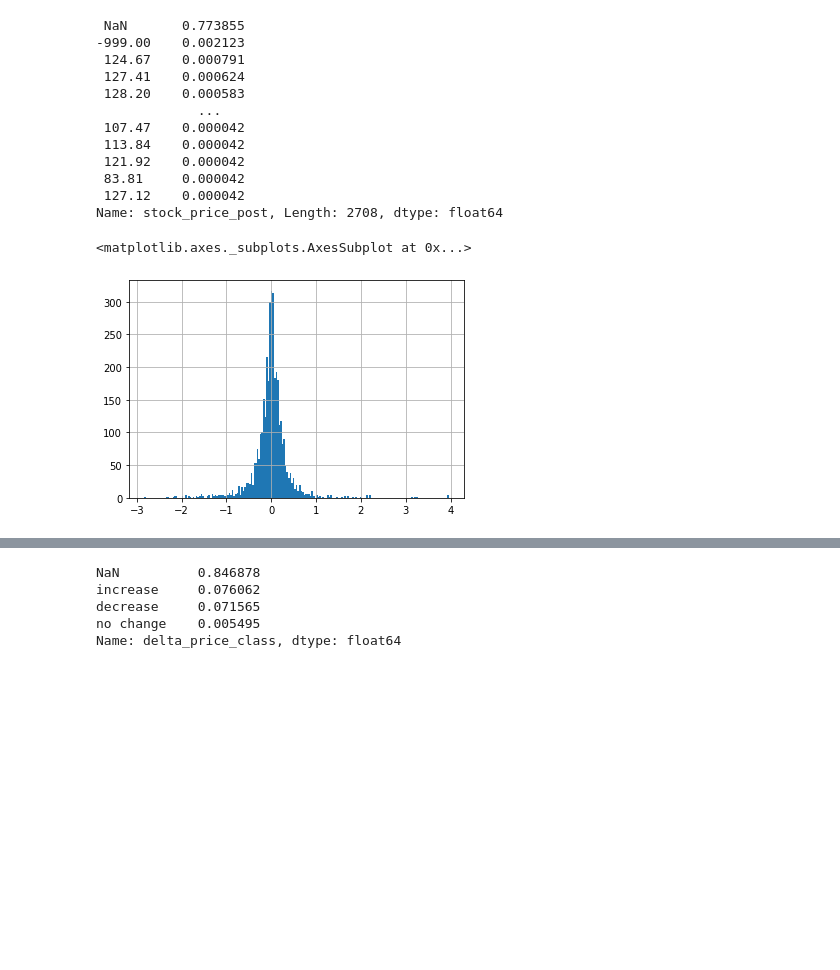
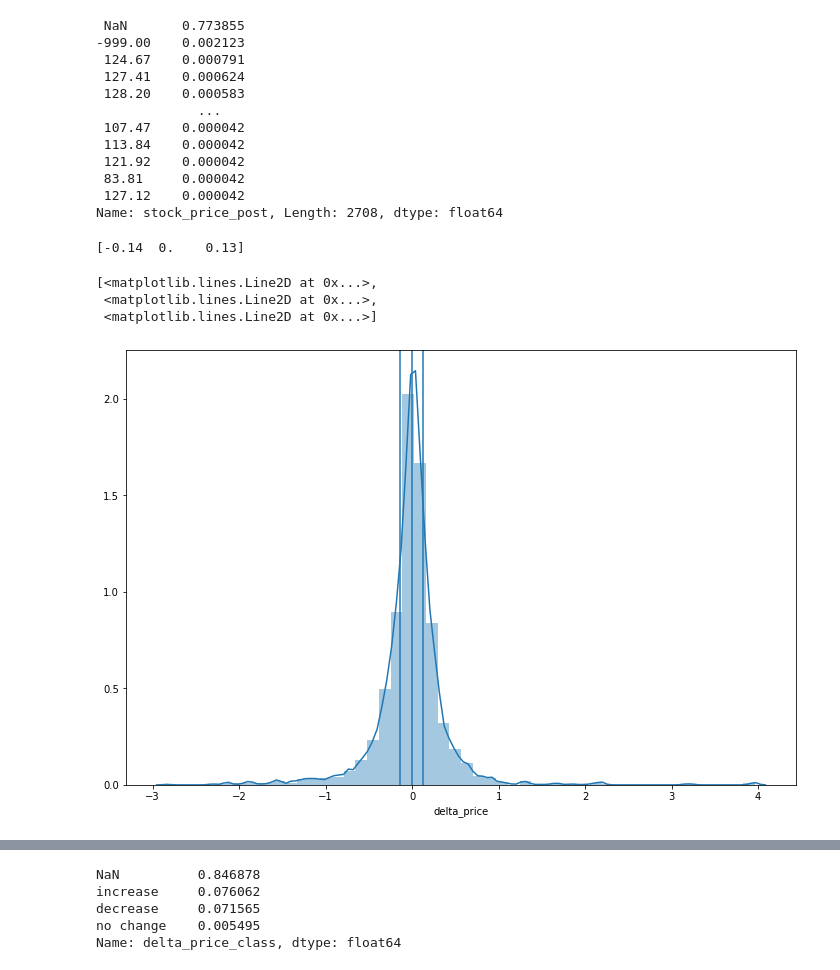
Before and after one commit to jirvingphd/capstone-project-using-trumps-tweets-to-predict-stock-market, a Jupyter notebook: Capstone_Adapted-v2-WIP.ipynb, the cells around one changed output, grey strips where cells are left out. Cells and saved outputs as stored; diff of their text form; code cells hidden in the pictures; blank space fills up the shorter version.

```diff
--- a/Capstone_Adapted-v2-WIP.ipynb
+++ b/Capstone_Adapted-v2-WIP.ipynb
@@ -590,7 +665,15 @@ Name: stock_price_post, Length: 2708, dtype: float64
 # %%
 ## Get delta_price
 twitter_df['delta_price'] = twitter_df['stock_price_post'] - twitter_df['stock_price_tweet']
-twitter_df['delta_price'].hist(bins='auto')
-# %% [output]
-<matplotlib.axes._subplots.AxesSubplot at 0x...>
-[figure, removed]
+# %%
+plt.figure(figsize=(12,8))
+ax = sns.distplot(twitter_df['delta_price'])
+quantiles = np.quantile(twitter_df['delta_price'].dropna(),[0.25,0.5,0.75])
+print(quantiles)
+[ax.axvline(q) for q in quantiles]
+# %% [output]
+[-0.14  0.    0.13]
+[<matplotlib.lines.Line2D at 0x...>,
+ <matplotlib.lines.Line2D at 0x...>,
+ <matplotlib.lines.Line2D at 0x...>]
+[figure, added]
```
Also changed, not shown: parts of 23 cells of this notebook, 1 other file.
